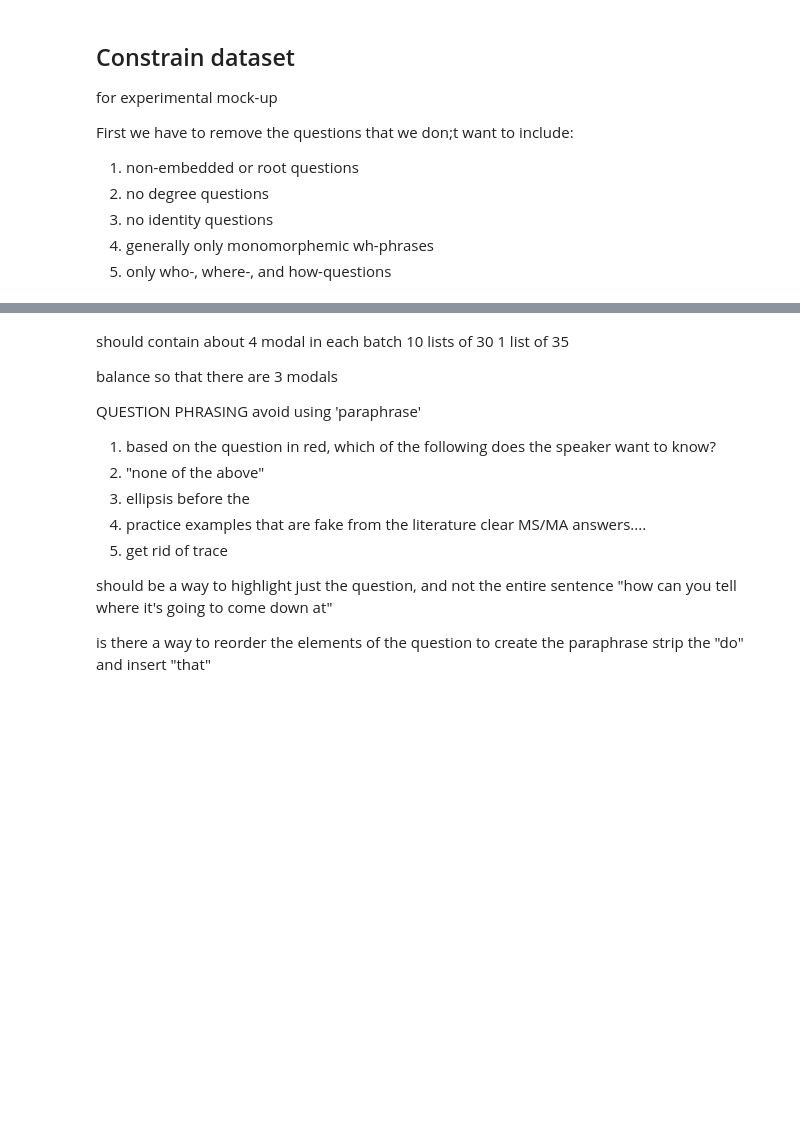
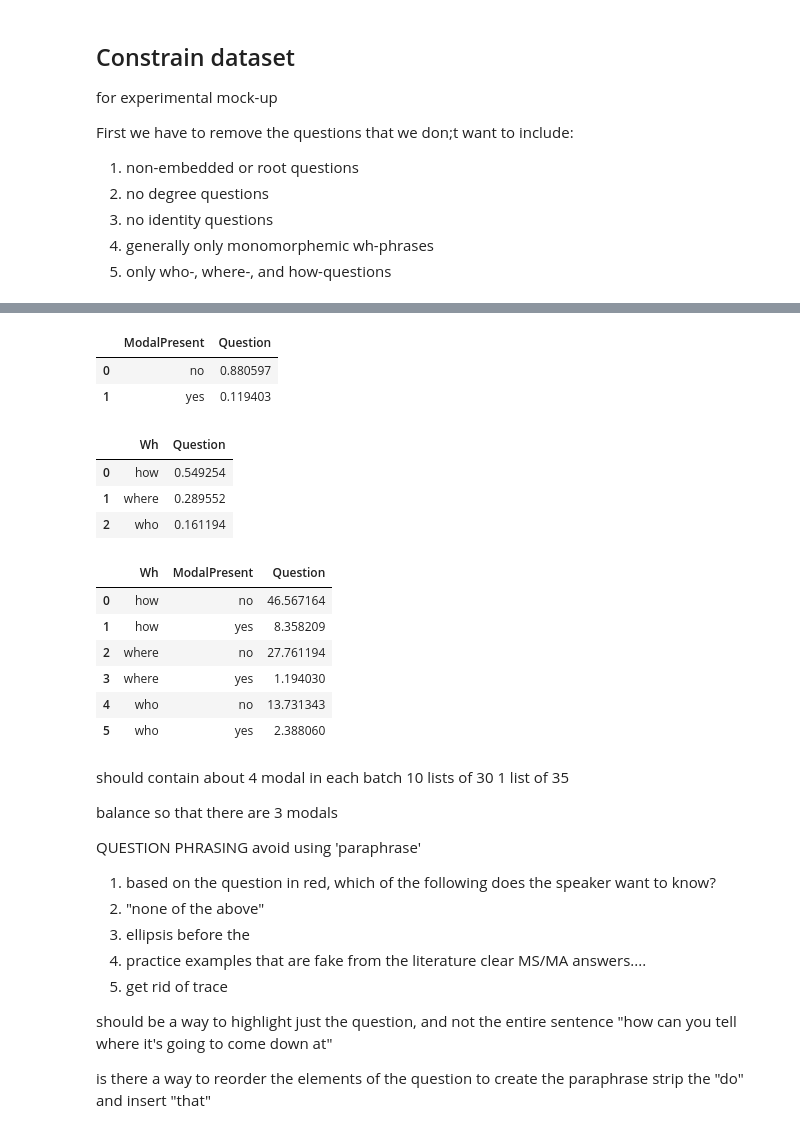
Before and after one commit to mcmoyer11/whquestions-tgrep2, a Jupyter notebook: corpus/analysis/sample_generator.ipynb, the cells around one changed output, grey strips where cells are left out. Saved outputs shown, nothing was run; the diff lists cells and outputs as text; code cells hidden in the pictures; blank space fills up the shorter version.

```diff
--- a/corpus/analysis/sample_generator.ipynb
+++ b/corpus/analysis/sample_generator.ipynb
@@ -40,6 +68,29 @@ critical = df[(df['QuestionType'] == 'root') # only root questions
               &
               (df['WhPhaseType'] == 'monomorphemic') # monomorphic wh only (might get anything not go by degQ)
              ]
+# %%
+critical.pivot_table(index=['ModalPresent'], values="Question", aggfunc=len).groupby(["ModalPresent"]).Question.transform(lambda x: x/len(critical)).reset_index()
+# %% [output]
+|  | ModalPresent | Question |
+| 0 | no | 0.880597 |
+| 1 | yes | 0.119403 |
+# %%
+critical.pivot_table(index=['Wh'], values="Question", aggfunc=len).groupby(["Wh"]).Question.transform(lambda x: x/len(critical)).reset_index()
+# %% [output]
+|  | Wh | Question |
+| 0 | how | 0.549254 |
+| 1 | where | 0.289552 |
+| 2 | who | 0.161194 |
+# %%
+critical.pivot_table(index=['Wh','ModalPresent'], values="Question", aggfunc=len).groupby(["Wh"]).Question.transform(lambda x: x/len(critical)*100).reset_index()
+# %% [output]
+|  | Wh | ModalPresent | Question |
+| 0 | how | no | 46.567164 |
+| 1 | how | yes | 8.358209 |
+| 2 | where | no | 27.761194 |
+| 3 | where | yes | 1.194030 |
+| 4 | who | no | 13.731343 |
+| 5 | who | yes | 2.388060 |
 # %% [markdown]
 should contain about 4 modal in each batch
 10 lists of 30
```
Also changed, not shown: parts of 4 cells of this notebook, 30 other files.
